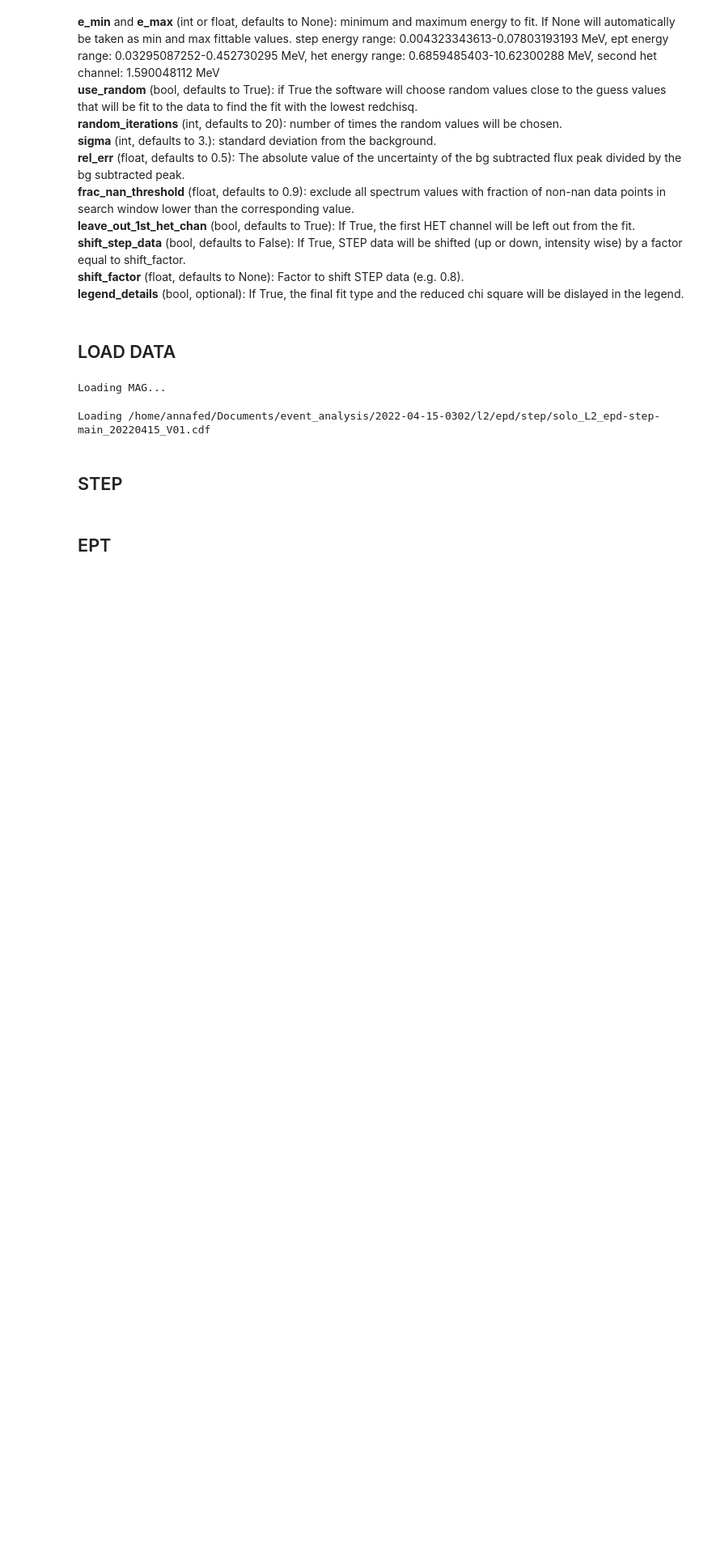
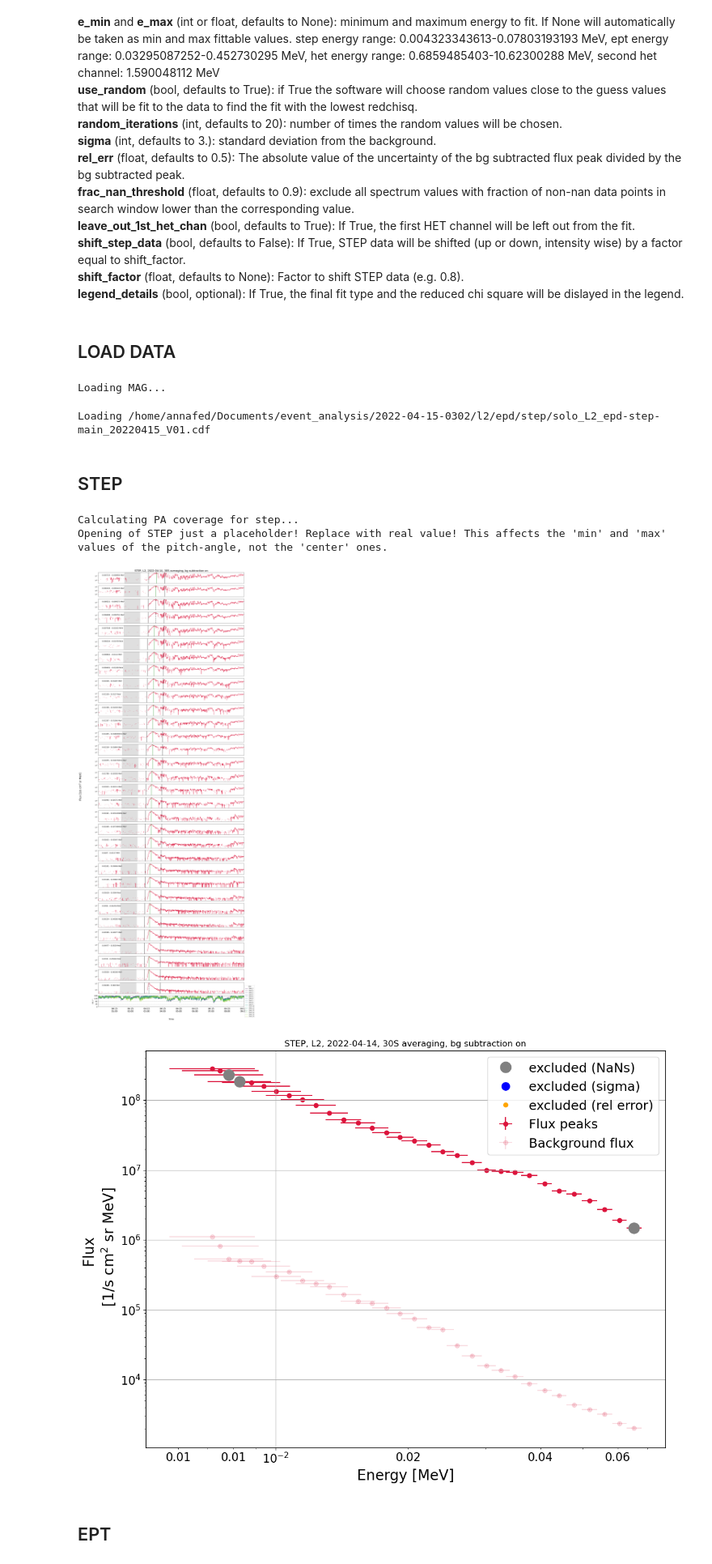
Before and after one commit to AnnamariaFedeli/SolOEPD-Plot-n-Fit-SEE, a Jupyter notebook: Plot-n-Fit-SEE-EnergySpectra.ipynb, the cells around one changed output. Shown at 81% size. Saved outputs shown, nothing was run; the diff lists cells and outputs as text; code cells hidden in the pictures; blank space fills up the shorter version.

Commit message:
changed input from only mins to universal pd strings

```diff
--- a/Plot-n-Fit-SEE-EnergySpectra.ipynb
+++ b/Plot-n-Fit-SEE-EnergySpectra.ipynb
@@ -66,7 +77,7 @@ Choose a viewing direction and time averaging for the data.
 <br> __'best'__ will automatically choose the best out of all the fitting options.
 # %%
 direction = 'sun'
-averaging = 0.5
+averaging = '30S'
 contamination_threshold = 1  # either None or an integer >0 (STEP)
 
 ion_correction = True
@@ -97,11 +108,11 @@ For a bg window that follows the peaxk search window: __bg_distance from window_
 <br> __plot_pa__ (bool, defauts to True): plots the pitch angle coverage for the event.
 # %%
 start_date = date.date()
-enddate = date+timedelta(hours = 4)
+enddate = date+timedelta(hours = 6)
 end_date = enddate.date()
 
-plot_start = str(date-timedelta(hours = 4))[:-3].replace(' ', '-').replace(':', '')
-plot_end = str(date+timedelta(hours = 4))[:-3].replace(' ', '-').replace(':', '')
+plot_start = str(date-timedelta(hours = 6))[:-3].replace(' ', '-').replace(':', '')
+plot_end = str(date+timedelta(hours = 6))[:-3].replace(' ', '-').replace(':', '')
 
 
 t_inj = str(date)[:-3].replace(' ', '-').replace(':', '')
@@ -133,12 +144,12 @@ print(date_folder)
 
 bg_start = None
 bg_end = None
-bg_distance_from_window = 90
-bg_period = 60
+bg_distance_from_window = '90min'
+bg_period = '60min'
 
 travel_distance = position[0][2]
 travel_distance_second_slope = None
-fixed_window = 60 #either input time period in minutes or None
+fixed_window = '60min' #either input time period in minutes or None
 
 autodownload_data = True
 data_type = 'l2'
@@ -234,25 +245,31 @@ if het:
 # %%
 if step:
     # calculate resampled STEP electron fluxes (+ ions)
     df_particles_step = calc_electrons(df=df_particles_step_org, meta=energies_step,
                                        contamination_threshold=contamination_threshold, only_averages=True,
-                                       resample=f'{averaging}min')
+                                       resample=averaging)
     data_step = extract_electron_data(df_particles_step, energies_step, plot_start, plot_end, t_inj,
                                       bgstart = bg_start , bgend = bg_end, bg_distance_from_window = bg_distance_from_window,
                                       bg_period = bg_period, travel_distance = travel_distance,
                                       travel_distance_second_slope = travel_distance_second_slope, fixed_window = fixed_window,
-                                      instrument = 'step', data_type = 'l2', averaging_mode='mean', averaging=averaging,
+                                      instrument = 'step', data_type = 'l2', averaging=averaging,
                                       masking=False)
     if plot_pa:
-        mag_srf = mag_srf.resample('{}min'.format(averaging)).mean()
+        if averaging is not None:
+            mag_srf = mag_srf.resample(averaging).mean()
         coverage = calc_pa_coverage('step', mag_srf)
 
     if saving: write_to_csv(data_step, path=path_to_folder)
     bg_b = bg_subtraction
     plot_channels(data_step, bg_subtraction=bg_b, path=plot_path, savefig=saving, plot_pa=plot_pa, coverage=coverage, sensor = 'step', sigma = sigma, frac_nan_threshold = frac_nan_threshold, rel_err_threshold = rel_err)
     bg_b = bg_subtraction
     plot_spectrum_peak(data_step, bg_subtraction=bg_b, path=plot_path, savefig=saving, sigma = sigma, frac_nan_threshold = frac_nan_threshold, rel_err_threshold= rel_err, direction = direction)
     #plot_spectrum_average(data_step, bg_subtraction=bg_b, savefig=saving, path=path_to_folder, sigma=sigma, frac_nan_threshold=frac_nan_threshold, rel_err_threshold=rel_err, direction=direction)
+# %% [output]
+Calculating PA coverage for step...
+Opening of STEP just a placeholder! Replace with real value! This affects the 'min' and 'max' values of the pitch-angle, not the 'center' ones.
+[figure, added]
+[figure, added]
 # %% [markdown]
 ## EPT
 # %%
```
Also changed, not shown: parts of 6 cells of this notebook, 3 other files.
